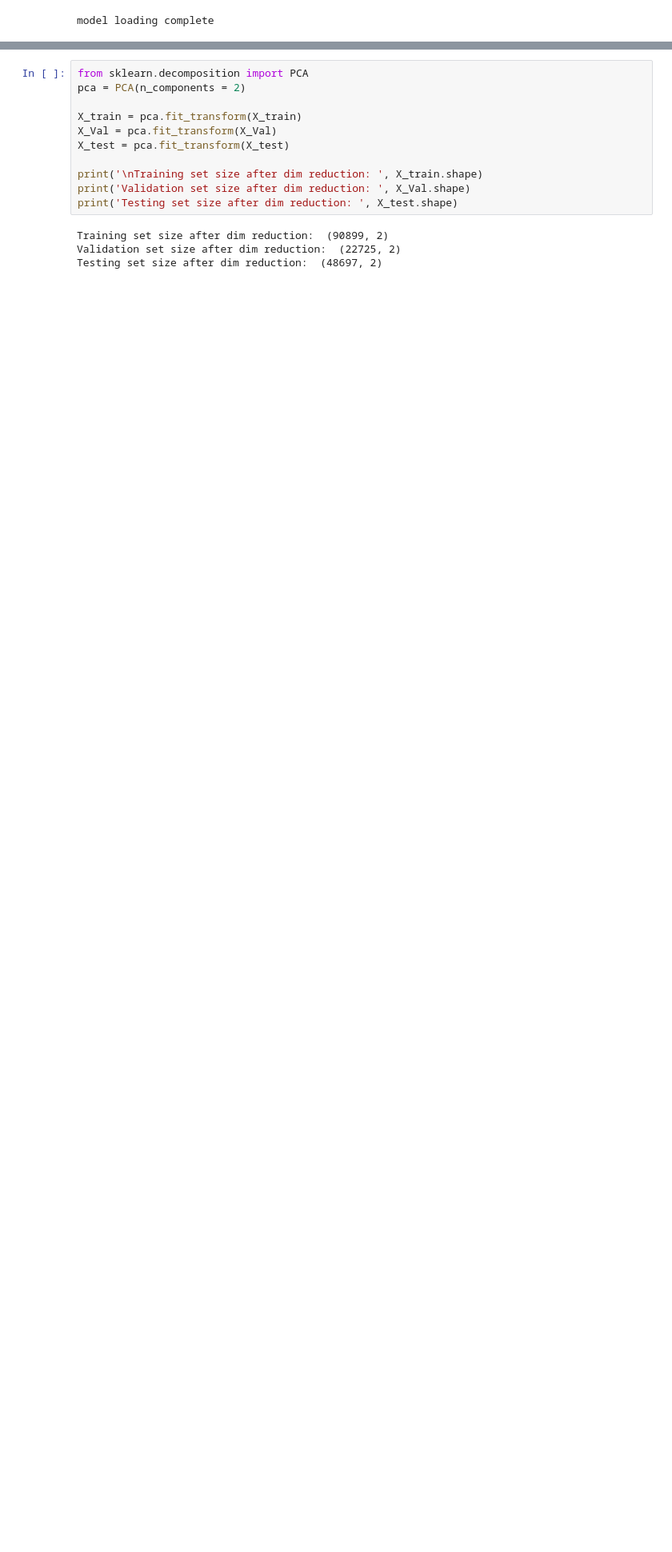
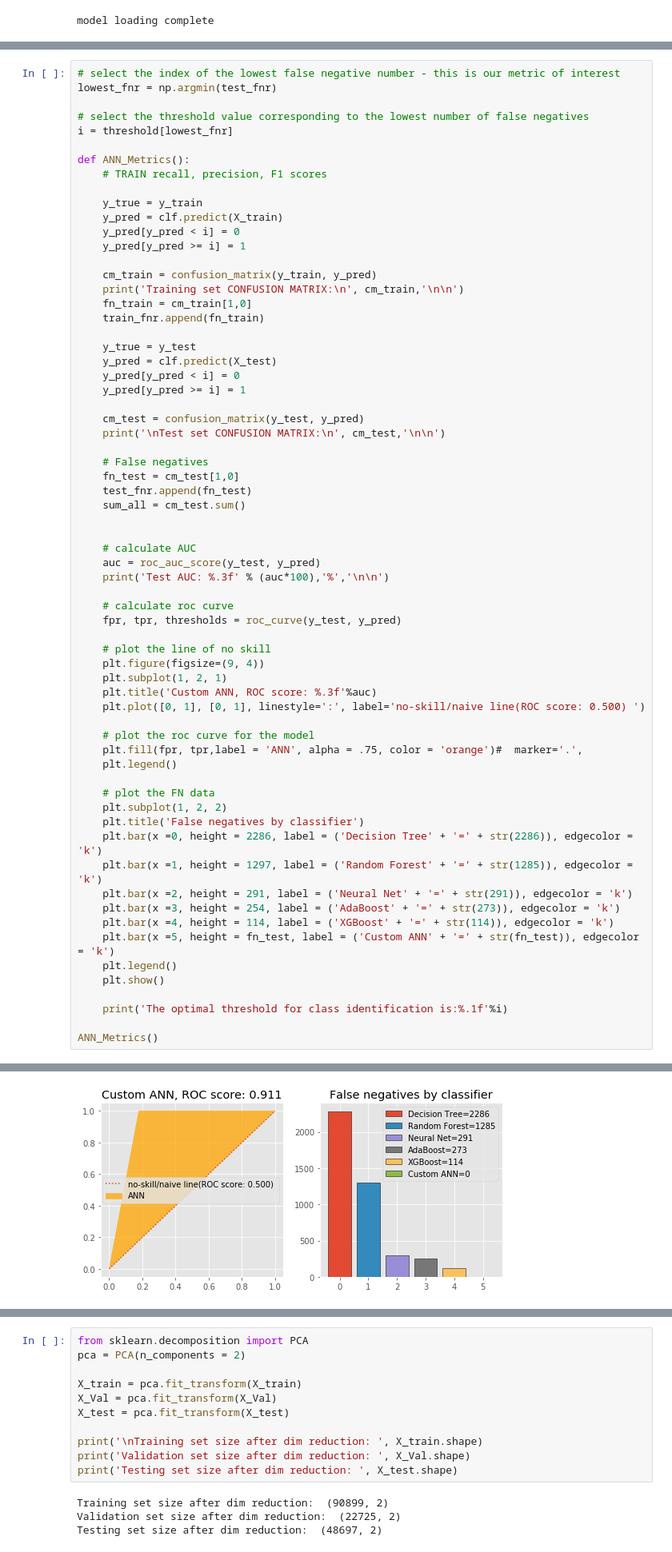
Before and after one commit to dmculiac/Artificial-Neural-Networks-Classifier-Keras, a Jupyter notebook: ANN classifier using Keras.ipynb, the cells around one changed output, grey strips where cells are left out. Shown at 80% size. Cells and saved outputs as stored; diff of their text form; blank space fills up the shorter version.

```diff
--- a/ANN classifier using Keras.ipynb
+++ b/ANN classifier using Keras.ipynb
@@ -303,0 +257,67 @@ weighted avg       0.93      0.92      0.92     48697
+# %%
+# select the index of the lowest false negative number - this is our metric of interest
+lowest_fnr = np.argmin(test_fnr)
+
+# select the threshold value corresponding to the lowest number of false negatives
+i = threshold[lowest_fnr]
+
+def ANN_Metrics():
+    # TRAIN recall, precision, F1 scores
+
+    y_true = y_train
+    y_pred = clf.predict(X_train)
+    y_pred[y_pred < i] = 0
+    y_pred[y_pred >= i] = 1
+
+    cm_train = confusion_matrix(y_train, y_pred)
+    print('Training set CONFUSION MATRIX:\n', cm_train,'\n\n')
+    fn_train = cm_train[1,0]
+    train_fnr.append(fn_train)
+
+    y_true = y_test
+    y_pred = clf.predict(X_test)
+    y_pred[y_pred < i] = 0
+    y_pred[y_pred >= i] = 1
+
+    cm_test = confusion_matrix(y_test, y_pred)
+    print('\nTest set CONFUSION MATRIX:\n', cm_test,'\n\n')
+
+    # False negatives
+    fn_test = cm_test[1,0]
+    test_fnr.append(fn_test)
+    sum_all = cm_test.sum()
+
+
+    # calculate AUC
+    auc = roc_auc_score(y_test, y_pred)
+    print('Test AUC: %.3f' % (auc*100),'%','\n\n')
+
+    # calculate roc curve
+    fpr, tpr, thresholds = roc_curve(y_test, y_pred)
+
+    # plot the line of no skill
+    plt.figure(figsize=(9, 4))
+    plt.subplot(1, 2, 1)
+    plt.title('Custom ANN, ROC score: %.3f'%auc)
+    plt.plot([0, 1], [0, 1], linestyle=':', label='no-skill/naive line(ROC score: 0.500) ')
+
+    # plot the roc curve for the model
+    plt.fill(fpr, tpr,label = 'ANN', alpha = .75, color = 'orange')#  marker='.',
+    plt.legend()
+
+    # plot the FN data
+    plt.subplot(1, 2, 2)
+    plt.title('False negatives by classifier')
+    plt.bar(x =0, height = 2286, label = ('Decision Tree' + '=' + str(2286)), edgecolor = 'k')
+    plt.bar(x =1, height = 1297, label = ('Random Forest' + '=' + str(1285)), edgecolor = 'k')
+    plt.bar(x =2, height = 291, label = ('Neural Net' + '=' + str(291)), edgecolor = 'k')
+    plt.bar(x =3, height = 254, label = ('AdaBoost' + '=' + str(273)), edgecolor = 'k')
+    plt.bar(x =4, height = 114, label = ('XGBoost' + '=' + str(114)), edgecolor = 'k')
+    plt.bar(x =5, height = fn_test, label = ('Custom ANN' + '=' + str(fn_test)), edgecolor = 'k')
+    plt.legend()
+    plt.show()
+
+    print('The optimal threshold for class identification is:%.1f'%i)
+
+ANN_Metrics()
+# %% [output]
@@ -303,0 +336 @@ weighted avg       0.93      0.92      0.92     48697
+[figure, added]
```
Also changed, not shown: parts of 21 cells of this notebook.
